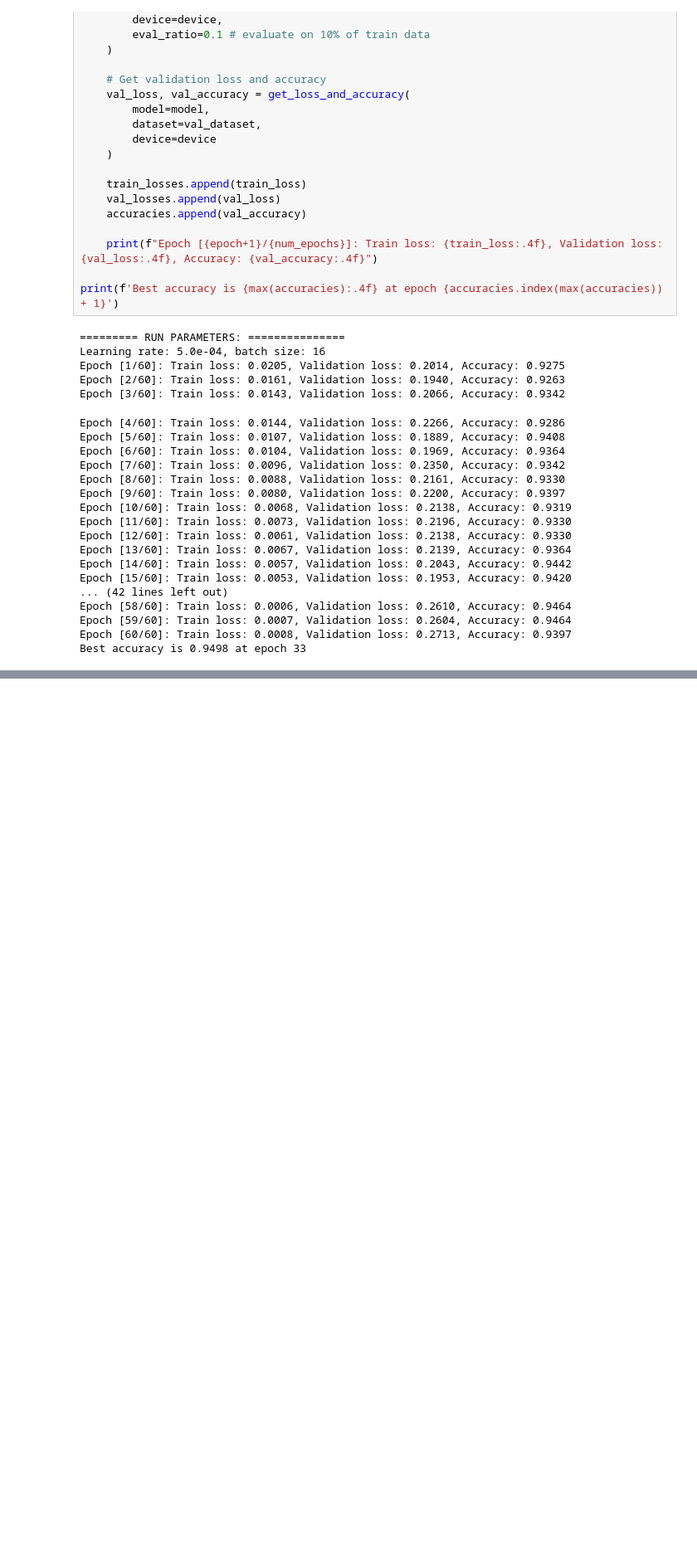
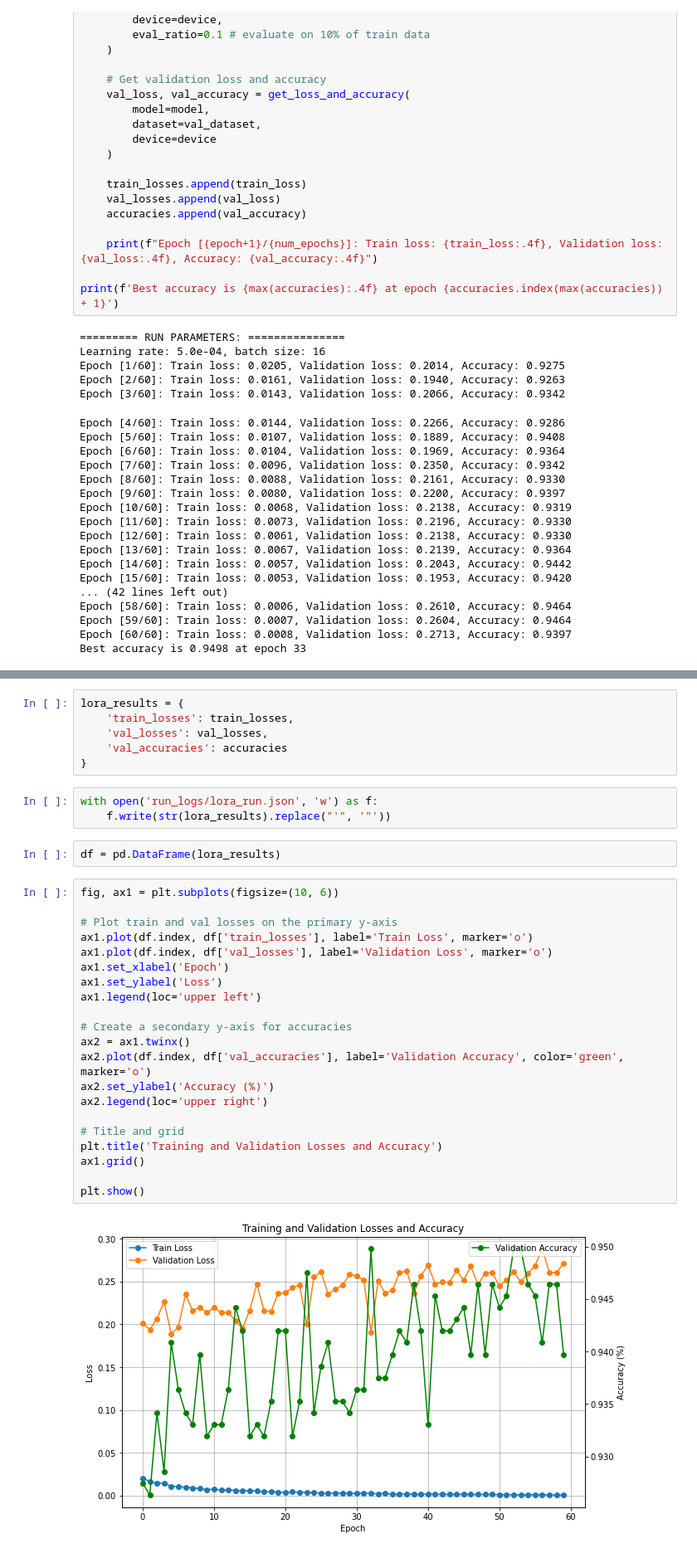
Before and after one commit to duc-ph/roberta-sst2, a Jupyter notebook: lora.ipynb, the cells around one changed output, grey strips where cells are left out. Shown at 83% size. Drawn from its saved outputs; the diff is of its cells as text; blank space fills up the shorter version.

```diff
--- a/lora.ipynb
+++ b/lora.ipynb
@@ -276,0 +295,34 @@ Best accuracy is 0.9498 at epoch 33
+# %%
+lora_results = {
+    'train_losses': train_losses,
+    'val_losses': val_losses,
+    'val_accuracies': accuracies
+}
+# %%
+with open('run_logs/lora_run.json', 'w') as f:
+    f.write(str(lora_results).replace("'", '"'))
+# %%
+df = pd.DataFrame(lora_results)
+# %%
+fig, ax1 = plt.subplots(figsize=(10, 6))
+
+# Plot train and val losses on the primary y-axis
+ax1.plot(df.index, df['train_losses'], label='Train Loss', marker='o')
+ax1.plot(df.index, df['val_losses'], label='Validation Loss', marker='o')
+ax1.set_xlabel('Epoch')
+ax1.set_ylabel('Loss')
+ax1.legend(loc='upper left')
+
+# Create a secondary y-axis for accuracies
+ax2 = ax1.twinx()
+ax2.plot(df.index, df['val_accuracies'], label='Validation Accuracy', color='green', marker='o')
+ax2.set_ylabel('Accuracy (%)')
+ax2.legend(loc='upper right')
+
+# Title and grid
+plt.title('Training and Validation Losses and Accuracy')
+ax1.grid()
+
+plt.show()
+# %% [output]
+[figure, added]
```
Also changed, not shown: parts of 9 cells of this notebook, 3 other files.
